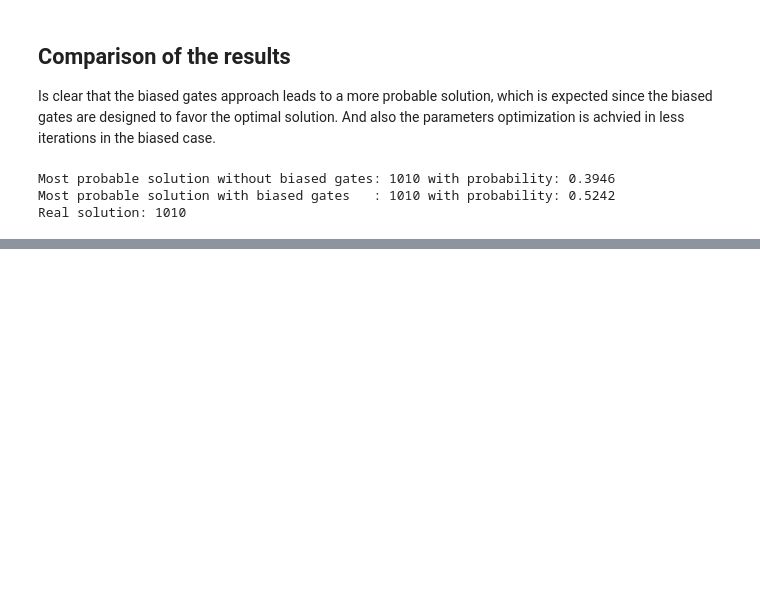
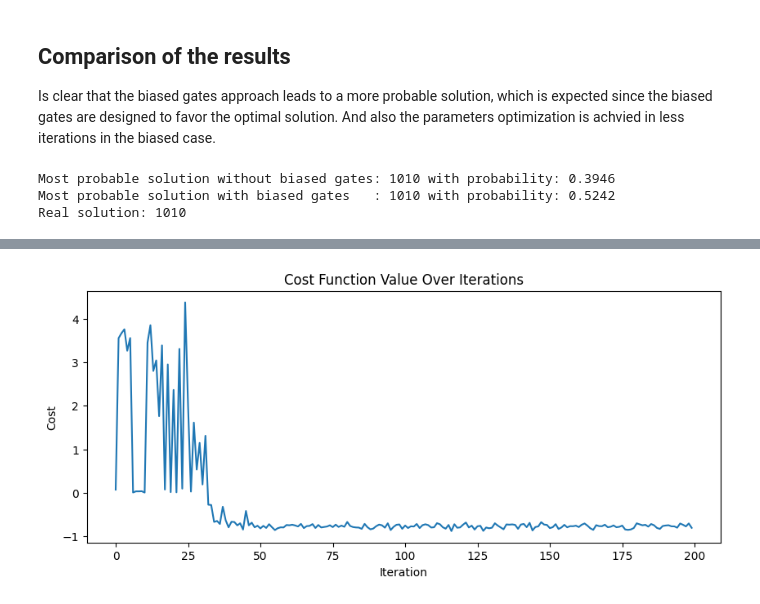
Before and after one commit to PiPevafo/QTG-QAOA_for_QKP, a Jupyter notebook: summary.ipynb, the cells around one changed output, grey strips where cells are left out. Saved outputs shown, nothing was run; the diff lists cells and outputs as text; code cells hidden in the pictures; blank space fills up the shorter version.

```diff
--- a/summary.ipynb
+++ b/summary.ipynb
@@ -358,0 +498,39 @@ Real solution: 1010
+# %%
+initial_gamma = np.pi
+initial_beta = np.pi/2
+init_params = [initial_gamma, initial_beta] * reps
+
+estimator = AerEstimator()
+estimator.set_options(shots=10_000)
+
+def cost_func_estimator(params, ansatz, hamiltonian, estimator, objective_func_vals):
+    circuit_bound = ansatz.decompose().decompose().assign_parameters(params, inplace=False)
+    job = estimator.run([circuit_bound], [hamiltonian])
+    result = job.result()
+    cost = result.values[0]
+    objective_func_vals.append(cost)
+    return cost
+
+objective_func_vals = []
+
+result = minimize(
+    cost_func_estimator,
+    init_params,
+    args=(qaoa, cost_hamiltonian, estimator, objective_func_vals),
+    method="COBYLA",
+    tol=1e-10,
+    options={'maxiter': 5000}
+)
+
+print("Optimization Result:\n", result)
+# %%
+import matplotlib.pyplot as plt
+
+plt.figure(figsize=(10, 4))
+plt.plot(objective_func_vals)
+plt.xlabel("Iteration")
+plt.ylabel("Cost")
+plt.title("Cost Function Value Over Iterations")
+plt.show()
+# %% [output]
+[figure, added]
```
Also changed, not shown: parts of 19 cells of this notebook, 7 other files.
